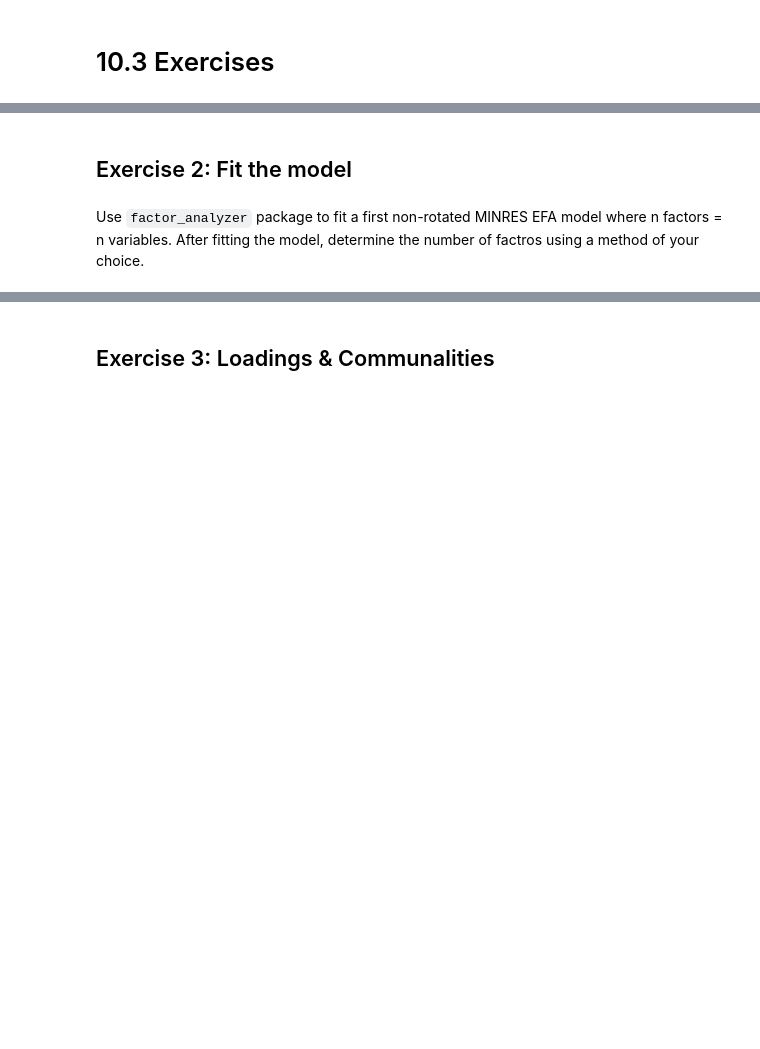
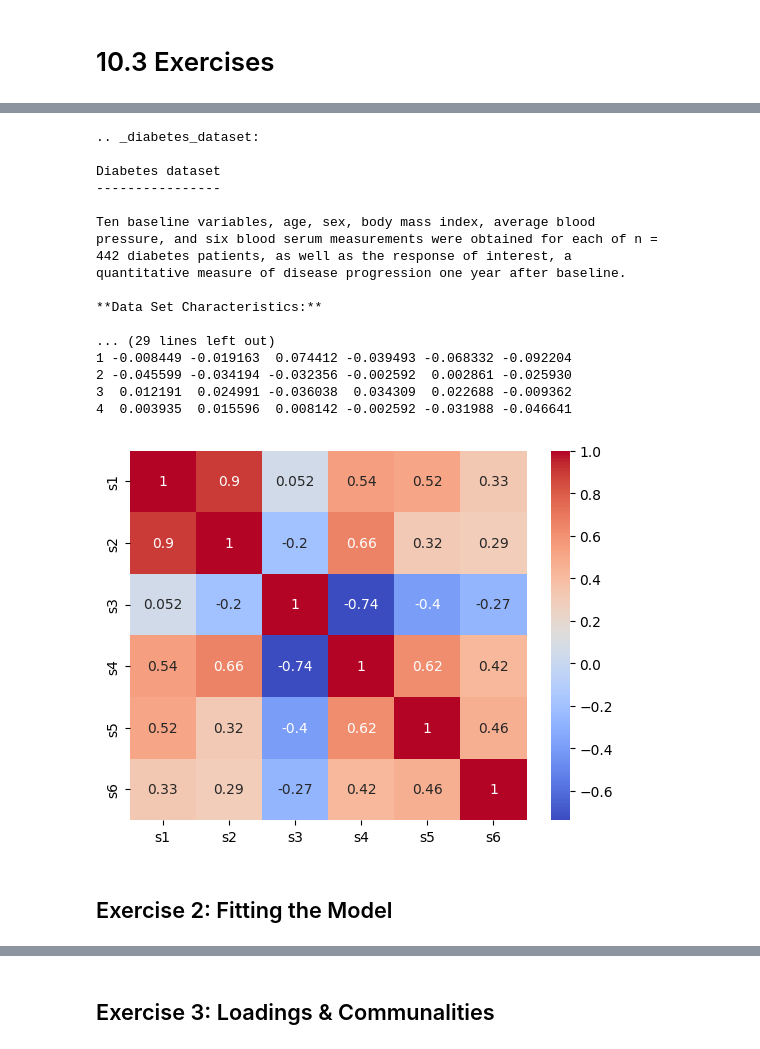
Before and after one commit to mibur1/psy111, a Jupyter notebook: book/statistics/6_EFA/3_Exercises.ipynb, the cells around one changed output, grey strips where cells are left out. Cells and saved outputs as stored; diff of their text form; code cells hidden in the pictures; blank space fills up the shorter version.

```diff
--- a/book/statistics/6_EFA/3_Exercises.ipynb
+++ b/book/statistics/6_EFA/3_Exercises.ipynb
@@ -7,30 +12,35 @@ Load the `diabetes` dataset from the `sklearnlibrary` and use `dataset.DESCR` to
 # %%
-# Load packages
 import pandas as pd
 import seaborn as sns
 import matplotlib.pyplot as plt
 from sklearn import datasets
 
-# Load the diabetes dataset from sklearn
-df = datasets.load_diabetes(as_frame=True)
-# We only want the predictors
-df = df.data
-# Drop  not needed columns
-df = df.drop(columns=['age', 'sex', 'bmi', 'bp'])
+# Load the six blood serum measures (s1-s6) of the diabetes dataset
+diabetes_data = datasets.load_diabetes(as_frame=True)
+df = diabetes_data.data[['s1', 's2', 's3', 's4', 's5', 's6']]
 
-
-# Inspect the data
-
-
-# Plot the correlation matrix
-
-
-##solution
-print(df)
-
-plt.matshow(df.corr())
-plt.show()
+# SOLUTION
+print(diabetes_data.DESCR)
+print(df.head())
+sns.heatmap(df.corr(), cmap='coolwarm', annot=True);
+# %% [output]
+.. _diabetes_dataset:
+
+Diabetes dataset
+----------------
+
+Ten baseline variables, age, sex, body mass index, average blood
+pressure, and six blood serum measurements were obtained for each of n =
+442 diabetes patients, as well as the response of interest, a
+quantitative measure of disease progression one year after baseline.
+
+**Data Set Characteristics:**
+
+... (29 lines left out)
+1 -0.008449 -0.019163  0.074412 -0.039493 -0.068332 -0.092204
+2 -0.045599 -0.034194 -0.032356 -0.002592  0.002861 -0.025930
+3  0.012191  0.024991 -0.036038  0.034309  0.022688 -0.009362
+4  0.003935  0.015596  0.008142 -0.002592 -0.031988 -0.046641
+[figure, added]
 # %% [markdown]
-## Exercise 2: Fit the model
+## Exercise 2: Fitting the Model
-# %% [markdown]
-Use `factor_analyzer` package to fit a first non-rotated MINRES EFA model where n factors = n variables. After fitting the model, determine the number of factros using a method of your choice.
```
Also changed, not shown: parts of 13 cells of this notebook, 3 other files.
